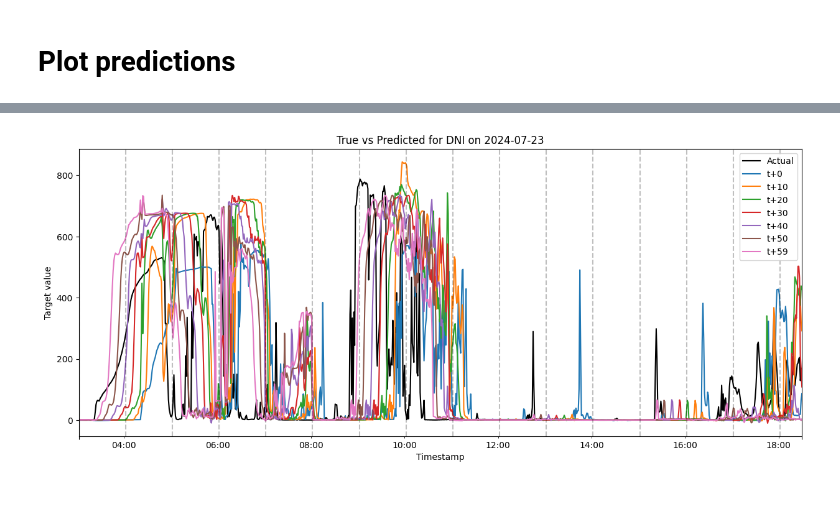
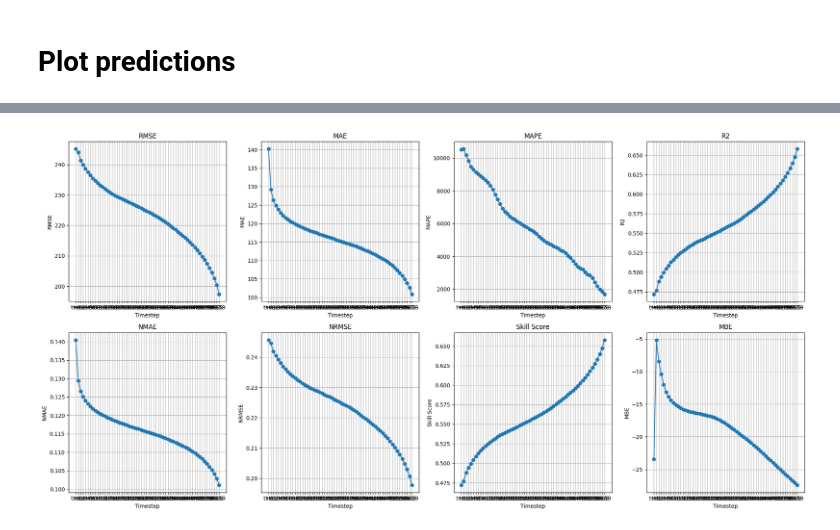
Before and after one commit to LucasDJensen/Solar-Irradiance-Nowcasting, a Jupyter notebook: eval.ipynb, the cells around one changed output, grey strips where cells are left out. Cells and saved outputs as stored; diff of their text form; code cells hidden in the pictures; blank space fills up the shorter version.

```diff
--- a/eval.ipynb
+++ b/eval.ipynb
@@ -137,12 +136,34 @@ plt.show()
-# %%
-fig, ax = plt.subplots(figsize=(15, 6))
-y_test[day_mask][0].plot(ax=ax, label='Actual', color='black', title=f"True vs Predicted for {TARGETS[0]} on {day}", xlabel="Timestamp", ylabel="Target value", legend=True)
-prediction_steps = list(range(0, 60, 10))
-prediction_steps.append(59)
-for i in prediction_steps:
-    preds[day_mask][::1][i].plot(ax=ax, label=f"t+{i}", legend=True)
-
-for i in range(0, len(day_ts), 60):
-    ax.axvline(x=day_ts[i], color='black', linestyle='--', alpha=0.25)
-# %% [output]
-[figure, removed]
+# %%
+from ForecastEvaluator import ForecastEvaluator
+
+
+def calculate_errors(y_true, y_pred):
+    return ForecastEvaluator(y_true, y_pred).evaluate_all()
+
+
+error_metrics = {}
+for i in range(60):
+    error_metrics[f't+{i}'] = calculate_errors(y_test[0], preds[i])
+# %%
+# Extract the timestep keys and error metrics
+timesteps = list(error_metrics.keys())
+metrics = list(error_metrics['t+56'].keys())
+
+# Prepare figure and axes for subplots
+fig, axs = plt.subplots(2, 4, figsize=(20, 10))
+axs = axs.flatten()
+
+# Plot each metric on a separate subplot
+for i, metric in enumerate(metrics):
+    values = [error_metrics[ts][metric] for ts in timesteps]
+    axs[i].plot(timesteps, values, marker='o')
+    axs[i].set_title(metric)
+    axs[i].set_xlabel('Timestep')
+    axs[i].set_ylabel(metric)
+    axs[i].grid(True)
+
+# Adjust layout to avoid overlap
+plt.tight_layout()
+plt.show()
+# %% [output]
+[figure, added]
```
Also changed, not shown: parts of 6 cells of this notebook, 17 other files.
